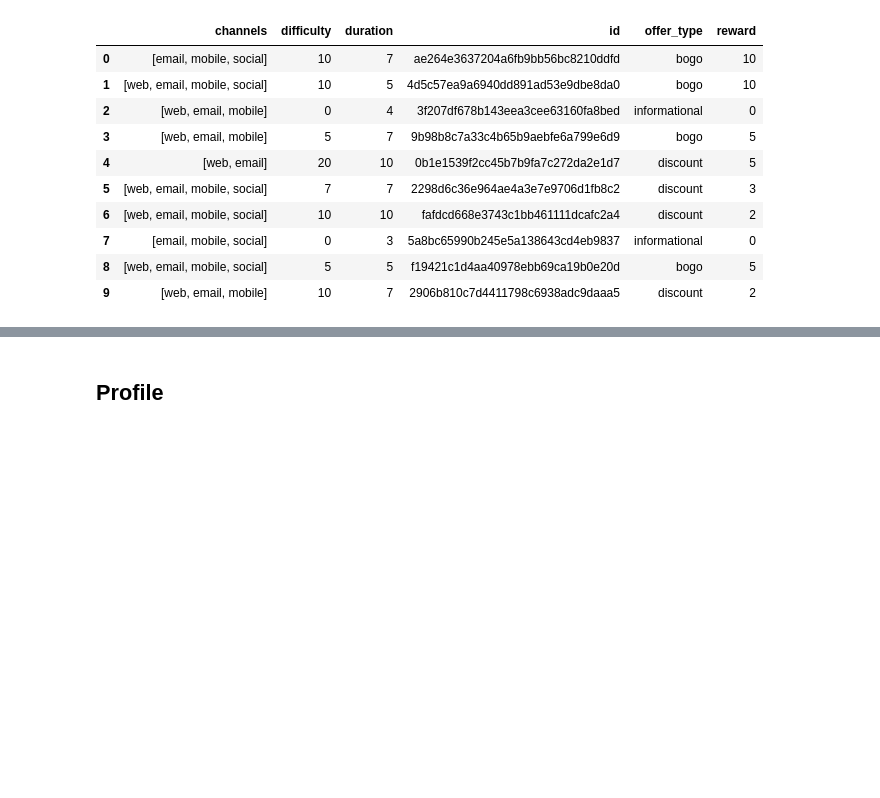
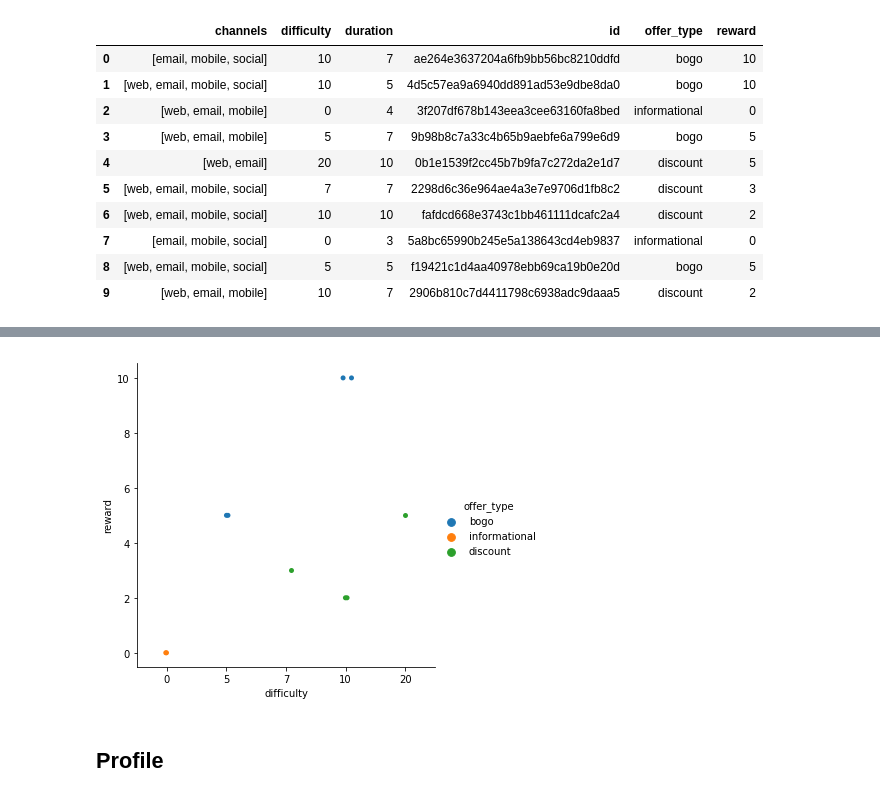
Before and after one commit to frigidplanet/udacity-capstone, a Jupyter notebook: Starbucks_Capstone_notebook.ipynb, the cells around one changed output, grey strips where cells are left out. Saved outputs shown, nothing was run; the diff lists cells and outputs as text; code cells hidden in the pictures; blank space fills up the shorter version.

Commit message:
Add more detail and visual metrics.  Add additional model testing.

```diff
--- a/Starbucks_Capstone_notebook.ipynb
+++ b/Starbucks_Capstone_notebook.ipynb
@@ -142,6 +142,11 @@ portfolio
 | 7 | 0 | 5a8bc65990b245e5a138643cd4eb9837 | informational | 0 | True | True | True | False | False | True | ... |
 | 8 | 5 | f19421c1d4aa40978ebb69ca19b0e20d | bogo | 5 | True | True | True | True | True | False | ... |
 | 9 | 10 | 2906b810c7d4411798c6938adc9daaa5 | discount | 2 | True | True | False | True | False | False | ... |
+# %%
+diff_reward = sns.catplot(x="difficulty", y="reward", hue="offer_type", data=portfolio);
+diff_reward.savefig('portfolio_diff_reward.png')
+# %% [output]
+[figure, added]
 # %% [markdown]
 ## Profile
 # %%
```
Also changed, not shown: parts of 9 cells of this notebook, 1 other file.
